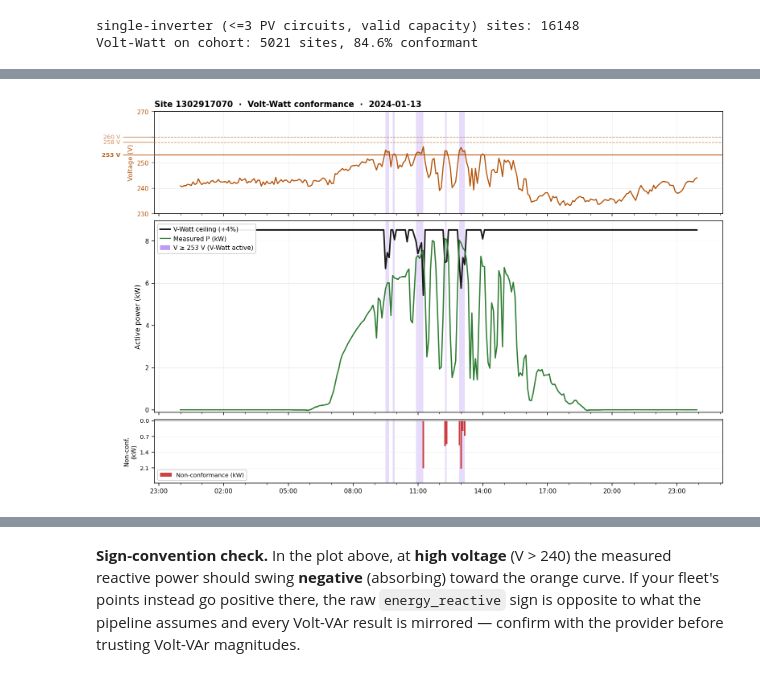
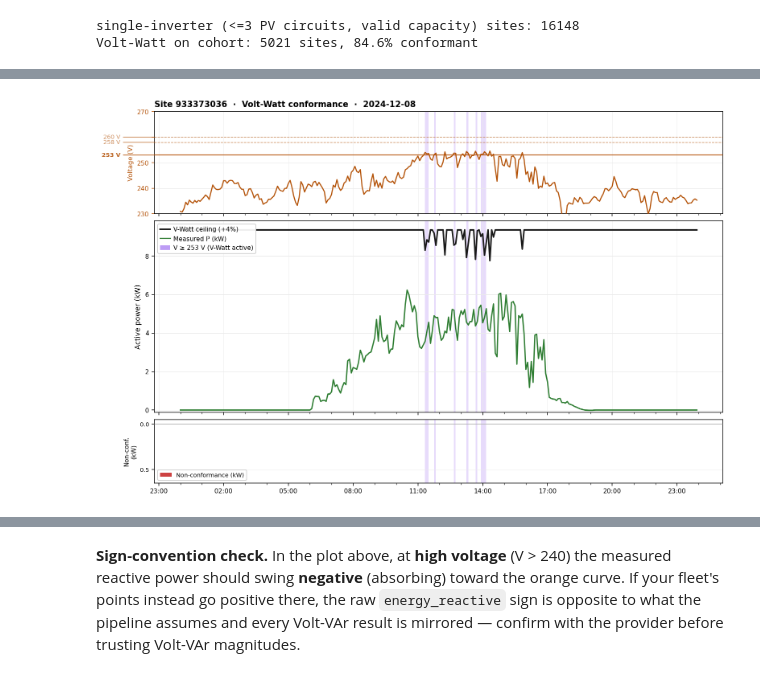
Before and after one commit to UNSW-CEEM/CICCADA, a Jupyter notebook: bms_sa_review/data_query/02_conformance_curtailment_analysis.ipynb, the cells around one changed output, grey strips where cells are left out. Saved outputs shown, nothing was run; the diff lists cells and outputs as text; code cells hidden in the pictures.

```diff
--- a/bms_sa_review/data_query/02_conformance_curtailment_analysis.ipynb
+++ b/bms_sa_review/data_query/02_conformance_curtailment_analysis.ipynb
@@ -782,9 +782,9 @@ SITE_ID = 1400281710   # <--
 SITE_ID = 933373036   # <--
 
 # Other
-SITE_ID = 1302917070
+# SITE_ID = 1302917070
 
-YEAR, MONTH = 2024, 1
+YEAR, MONTH = 2024, 12
 # %%
 # 3.1 Volt-Watt, interval level, reproduced from raw `ts`.
 vw_tol = AS4777["TOL_FRAC"]; v1, v2, p2 = AS4777["VW"]["V1"], AS4777["VW"]["V2"], AS4777["VW"]["P2"]
@@ -856,8 +909,10 @@ from matplotlib.patches import Patch
 from matplotlib.lines import Line2D
 
 # ── date window ───────────────────────────────────────────────────────────────
-start_date = "2024-01-13"
-end_date   = "2024-01-14"
+# Plot a single day inside the month selected above.
+# Change the day number here if you want a different slice.
+start_date = f"{YEAR}-{MONTH:02d}-8"
+end_date   = f"{YEAR}-{MONTH:02d}-9"
 
 day = ts_site[
     (ts_site["t_local"] >= start_date) &
@@ -1002,34 +1057,34 @@ nc_max    = day["nc_vw"].max() if nc_pos.any() else 0.5
 tick_step = max(round(nc_max / 3, 1), 0.5)
 nc_ticks  = np.arange(0, nc_max * 1.25, tick_step)
 ax_nc.set_yticks(-nc_ticks)
 ax_nc.set_yticklabels([f"{v:.1f}" for v in nc_ticks], fontsize=7.5)
 ax_nc.set_ylim(-(nc_max * 1.30), 0.05)
 ax_nc.set_ylabel("Non-conf.\n(kW)", fontsize=8, labelpad=4)
 ax_nc.grid(True, color=C_GRID, lw=0.5, axis="y", zorder=0)
 ax_nc.set_facecolor("white")
 ax_nc.legend(
     [Patch(facecolor=C_NC, alpha=0.88, linewidth=0)],
     ["Non-conformance (kW)"],
     loc="lower left", fontsize=7.5, framealpha=0.9, edgecolor="#cccccc",
 )
 
 # ── shared x-axis ─────────────────────────────────────────────────────────────
 ax_nc.xaxis.set_major_formatter(mdates.DateFormatter("%H:%M"))
 ax_nc.xaxis.set_major_locator(mdates.HourLocator(interval=3))
 ax_nc.xaxis.set_minor_locator(mdates.HourLocator(interval=1))
 ax_nc.tick_params(axis="x", which="major", labelsize=8, pad=3)
 ax_nc.tick_params(axis="x", which="minor", length=2)
 
 # ── title: attached to the top panel, flush left ──────────────────────────────
 date_str = str(day["t_local"].dt.date.iloc[0])
 ax_v.set_title(
     f"Site {SITE_ID}  ·  Volt-Watt conformance  ·  {date_str}",
     fontsize=10.5, fontweight="bold", pad=6, loc="left",
 )
 
 plt.show()
 # %% [output]
-[figure, old version]
+[figure, new version]
 # %%
 # 3.3 Volt-VAr interval level (P, Q, V, required band) for one site-month.
 vv = AS4777["VVAR"]; tol = AS4777["TOL_FRAC"]
```
Also changed, not shown: parts of 11 cells of this notebook, 2 other files.
